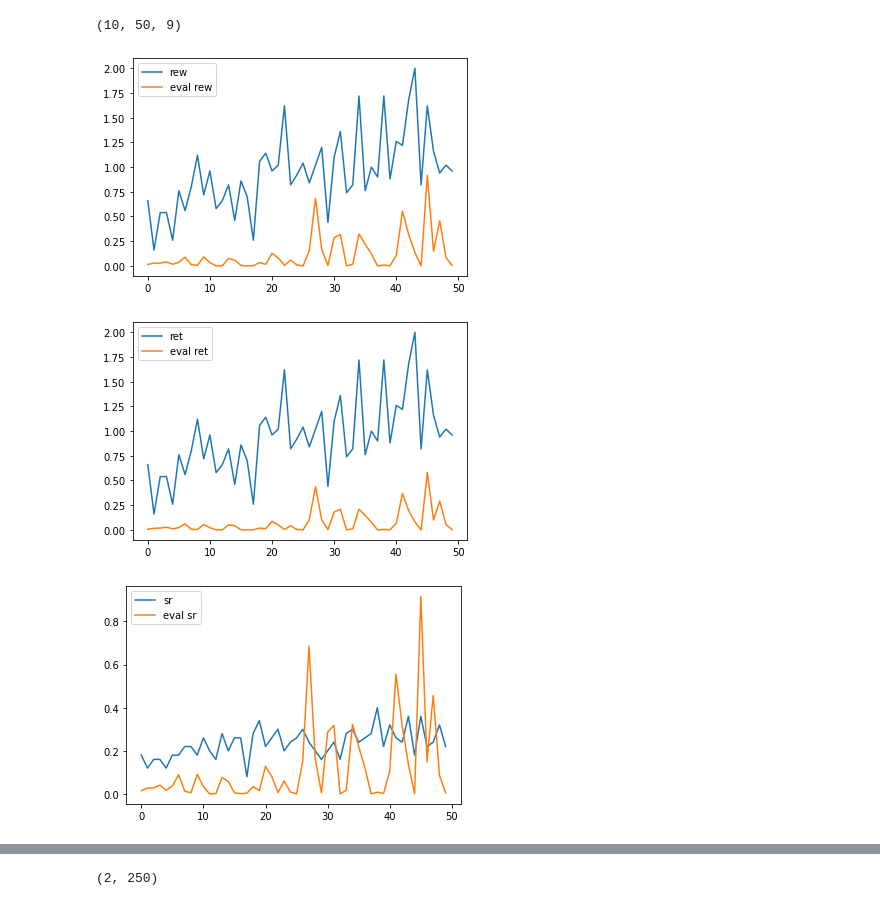
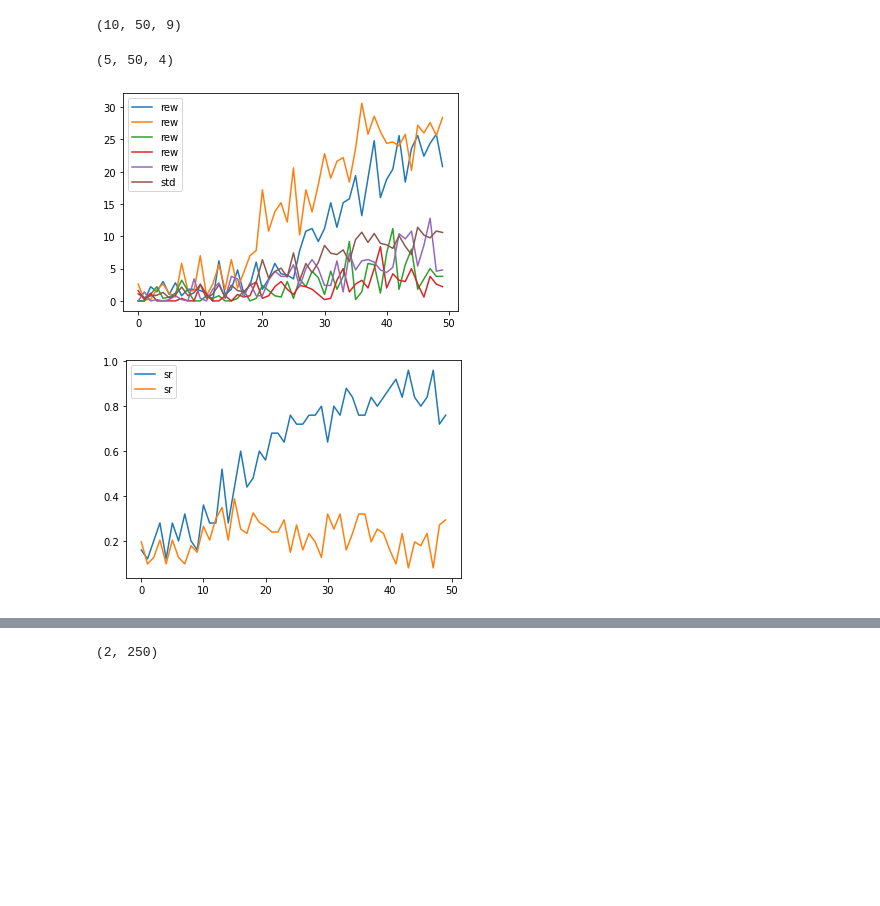
Before and after one commit to YangRui2015/AWGCSL, a Jupyter notebook: awgcsl/PPO.ipynb, the cells around one changed output, grey strips where cells are left out. Cells and saved outputs as stored; diff of their text form; code cells hidden in the pictures; blank space fills up the shorter version.

```diff
--- a/awgcsl/PPO.ipynb
+++ b/awgcsl/PPO.ipynb
@@ -677,25 +677,33 @@ np.save('sawyerxyz.npy',sawyerxyz)
 np.save('pointlarge.npy',pointlarge)
 np.save('point2d.npy',point2d)
 np.save('sawyer.npy',sawyer)
+# %%
+fetch_reach = np.load('Result_PPO/featch_reach.npy')
+print(fetch_reach.shape)
+# %% [output]
+(5, 50, 4)
 # %%
 #(ep, 1rew, 2ret, 3st_r, 4su_r, 5eval_rew, 6eval_ret, 7eval_stay, 8eval_succ)
 
 '''reward, eval reward'''
-plt.plot(fetch_reach[:,:,1].mean(0),label = 'rew')
-plt.plot(fetch_reach[:,:,5].mean(0),label='eval rew')
+plt.plot(fetch_reach[:,:,1][0],label = 'rew')
+plt.plot(fetch_reach[:,:,1][1],label = 'rew')
+plt.plot(fetch_reach[:,:,1][2],label = 'rew')
+plt.plot(fetch_reach[:,:,1][3],label = 'rew')
+plt.plot(fetch_reach[:,:,1][4],label = 'rew')
+plt.plot(fetch_reach[:,:,1].std(0),label = 'std')
 plt.legend()
 plt.show()
-'''return, eval return'''
-plt.plot(fetch_reach[:,:,2].mean(0),label = 'ret')
-plt.plot(fetch_reach[:,:,6].mean(0),label='eval ret')
+# '''return, eval return'''
+# plt.plot(fetch_reach[:,:,2].mean(0),label = 'ret')
+# plt.plot(fetch_reach[:,:,6].mean(0),label='eval ret')
+# plt.legend()
+# plt.show()
+'''sr, eval_sr'''
+plt.plot(fetch_reach[:,:,3].mean(0),label = 'sr')
+plt.plot(fetch_reach[:,:,3].std(0),label = 'sr')
 plt.legend()
 plt.show()
-'''sr, eval_sr'''
-plt.plot(fetch_reach[:,:,4].mean(0),label = 'sr')
-plt.plot(fetch_reach[:,:,8].mean(0),label='eval sr')
-plt.legend()
-plt.show()
 # %% [output]
-[figure, old version]
+[figure, new version]
-[figure, old version]
+[figure, new version]
-[figure, removed]
```
Also changed, not shown: parts of 1 cell of this notebook, 17 other files.
